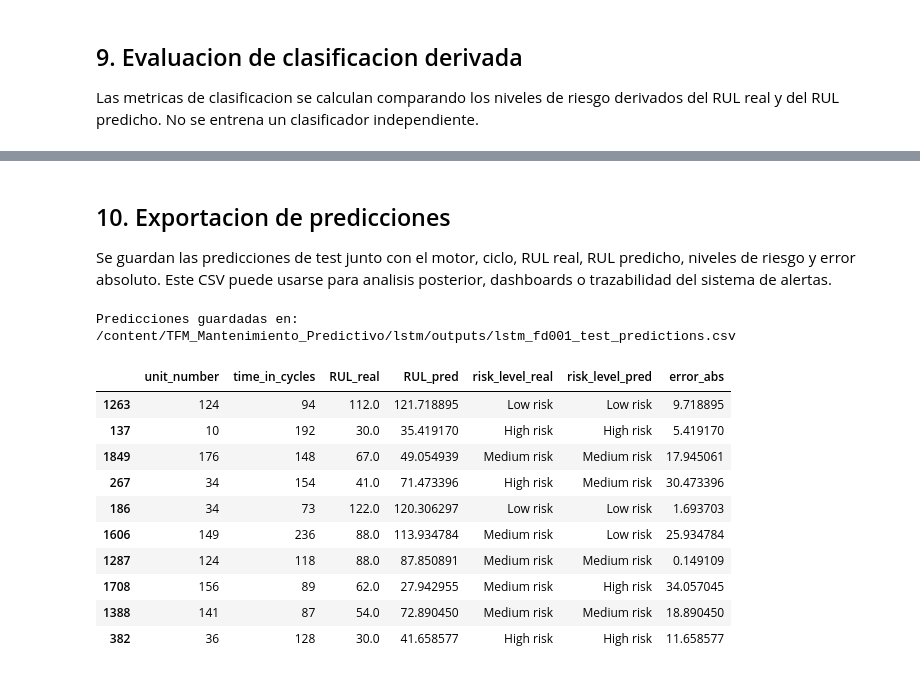
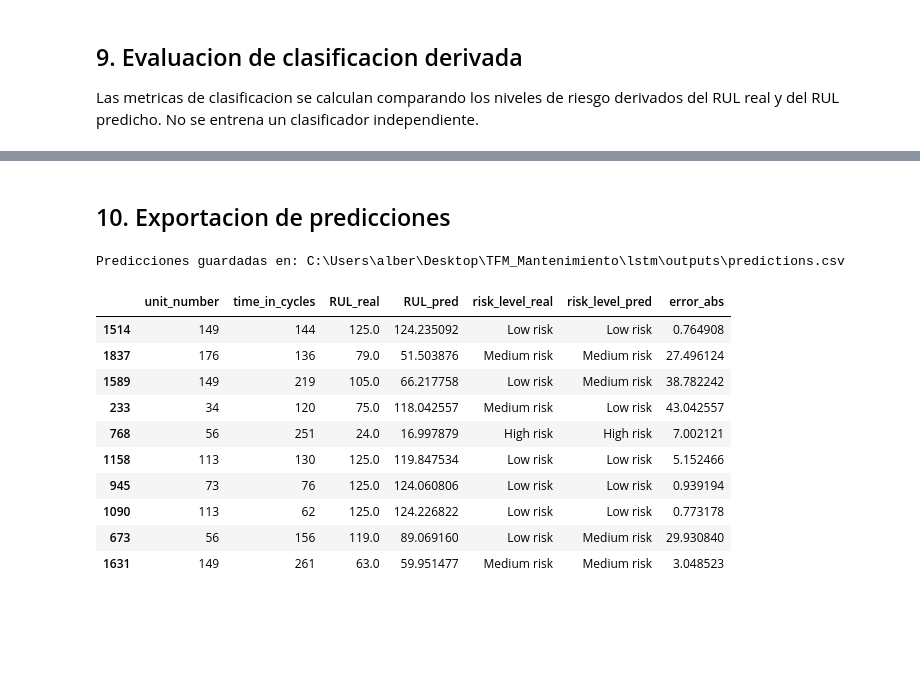
Before and after one commit to Albernio/TFM_Mantenimiento_Predictivo, a Jupyter notebook: lstm/src/lstm_fd001.ipynb, the cells around one changed output, grey strips where cells are left out. Drawn from its saved outputs; the diff is of its cells as text; code cells hidden in the pictures; blank space fills up the shorter version.

Commit message:
Fix(lstm): Fixes finales

```diff
--- a/lstm/src/lstm_fd001.ipynb
+++ b/lstm/src/lstm_fd001.ipynb
@@ -339,7 +335,7 @@ history = model.fit(
     X_train,
     y_train,
     validation_data=(X_val, y_val),
-    epochs=100,
+    epochs=50,
     batch_size=64,
     callbacks=training_callbacks,
     shuffle=False,
@@ -508,31 +502,29 @@ weighted avg       0.77      0.78      0.77      1907
 # %% [markdown]
 ## 10. Exportacion de predicciones
-
-Se guardan las predicciones de test junto con el motor, ciclo, RUL real, RUL predicho, niveles de riesgo y error absoluto. Este CSV puede usarse para analisis posterior, dashboards o trazabilidad del sistema de alertas.
 # %%
 results_df = test_metadata.copy()
 results_df = results_df.rename(columns={unit_col: "unit_number", time_col: "time_in_cycles"})
 results_df["RUL_real"] = y_test
 results_df["RUL_pred"] = y_pred
 results_df["risk_level_real"] = risk_level_real
 results_df["risk_level_pred"] = risk_level_pred
 results_df["error_abs"] = np.abs(results_df["RUL_real"] - results_df["RUL_pred"])
 
-results_path = OUTPUT_DIR / "lstm_fd001_test_predictions.csv"
+results_path = OUTPUT_DIR / "predictions.csv"
 results_df.to_csv(results_path, index=False)
 
 print(f"Predicciones guardadas en: {results_path}")
 display(results_df.sample(10, random_state=random.randint(0,100)))
 # %% [output]
-Predicciones guardadas en: /content/TFM_Mantenimiento_Predictivo/lstm/outputs/lstm_fd001_test_predictions.csv
+Predicciones guardadas en: C:\Users\alber\Desktop\TFM_Mantenimiento\lstm\outputs\predictions.csv
 |  | unit_number | time_in_cycles | RUL_real | RUL_pred | risk_level_real | risk_level_pred | error_abs |
-| 1263 | 124 | 94 | 112.0 | 121.718895 | Low risk | Low risk | 9.718895 |
-| 137 | 10 | 192 | 30.0 | 35.419170 | High risk | High risk | 5.419170 |
-| 1849 | 176 | 148 | 67.0 | 49.054939 | Medium risk | Medium risk | 17.945061 |
-| 267 | 34 | 154 | 41.0 | 71.473396 | High risk | Medium risk | 30.473396 |
-| 186 | 34 | 73 | 122.0 | 120.306297 | Low risk | Low risk | 1.693703 |
-| 1606 | 149 | 236 | 88.0 | 113.934784 | Medium risk | Low risk | 25.934784 |
-| 1287 | 124 | 118 | 88.0 | 87.850891 | Medium risk | Medium risk | 0.149109 |
-| 1708 | 156 | 89 | 62.0 | 27.942955 | Medium risk | High risk | 34.057045 |
-| 1388 | 141 | 87 | 54.0 | 72.890450 | Medium risk | Medium risk | 18.890450 |
-| 382 | 36 | 128 | 30.0 | 41.658577 | High risk | High risk | 11.658577 |
+| 1514 | 149 | 144 | 125.0 | 124.235092 | Low risk | Low risk | 0.764908 |
+| 1837 | 176 | 136 | 79.0 | 51.503876 | Medium risk | Medium risk | 27.496124 |
+| 1589 | 149 | 219 | 105.0 | 66.217758 | Low risk | Medium risk | 38.782242 |
+| 233 | 34 | 120 | 75.0 | 118.042557 | Medium risk | Low risk | 43.042557 |
+| 768 | 56 | 251 | 24.0 | 16.997879 | High risk | High risk | 7.002121 |
+| 1158 | 113 | 130 | 125.0 | 119.847534 | Low risk | Low risk | 5.152466 |
+| 945 | 73 | 76 | 125.0 | 124.060806 | Low risk | Low risk | 0.939194 |
+| 1090 | 113 | 62 | 125.0 | 124.226822 | Low risk | Low risk | 0.773178 |
+| 673 | 56 | 156 | 119.0 | 89.069160 | Low risk | Medium risk | 29.930840 |
+| 1631 | 149 | 261 | 63.0 | 59.951477 | Medium risk | Medium risk | 3.048523 |
```
Also changed, not shown: parts of 14 cells of this notebook, 3 other files.
